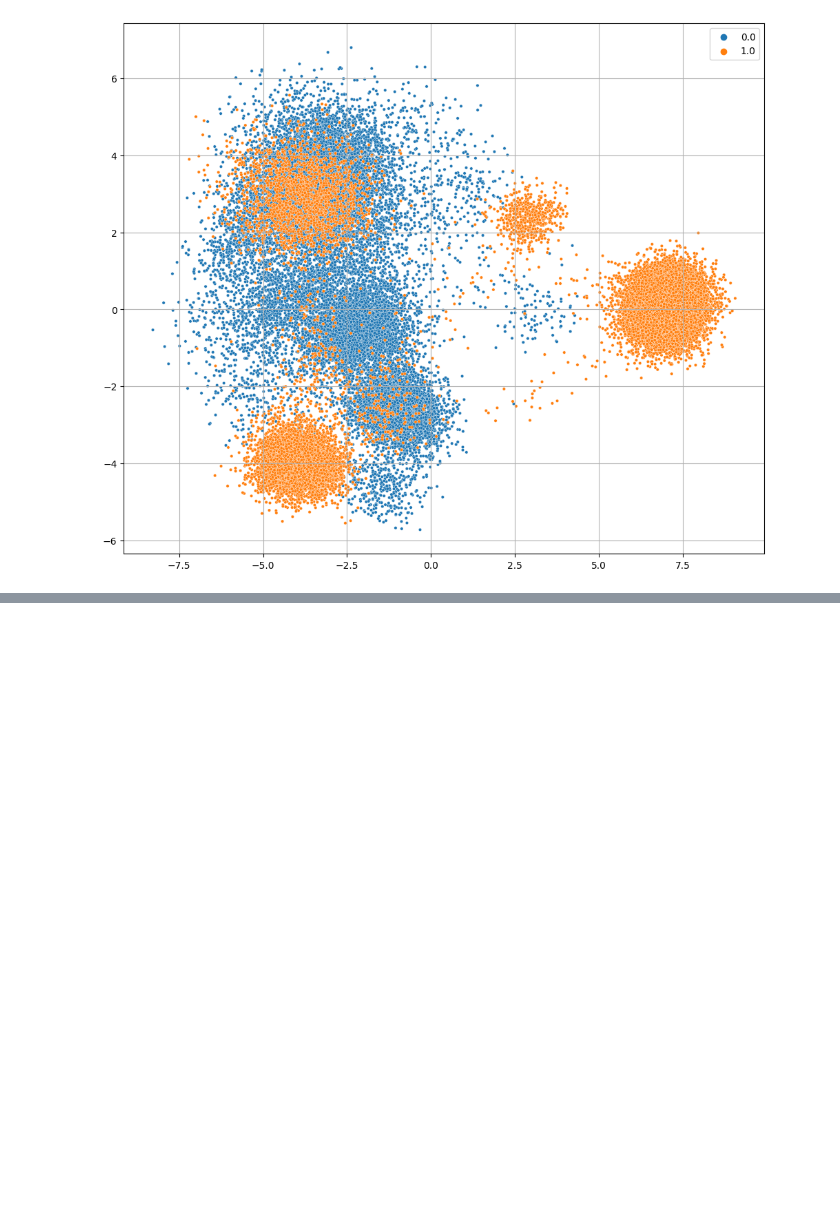
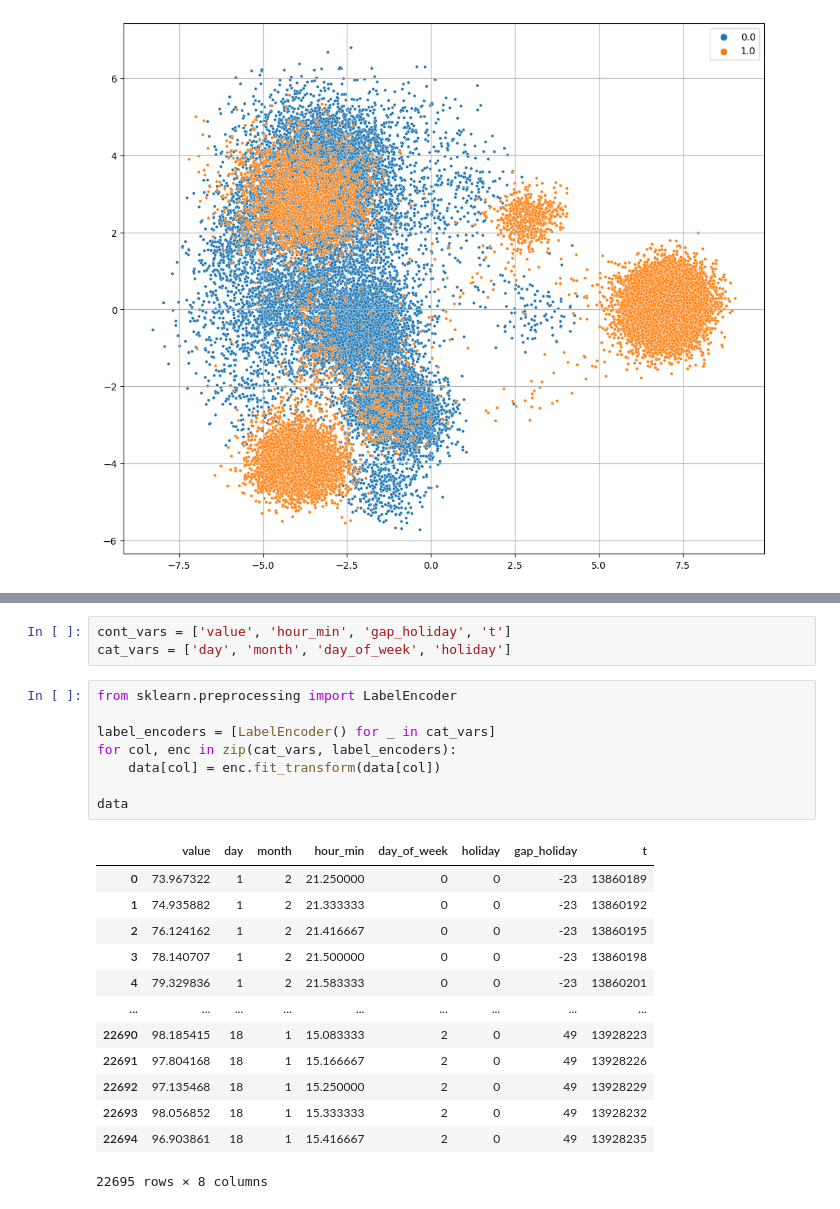
Before and after one commit to anjalianand10/VariationalAutoencodersForAnomalyDetection, a Jupyter notebook: VAE.ipynb, the cells around one changed output, grey strips where cells are left out. Cells and saved outputs as stored; diff of their text form; blank space fills up the shorter version.

```diff
--- a/VAE.ipynb
+++ b/VAE.ipynb
@@ -369,0 +447,25 @@ FileNotFoundError: [Errno 2] No such file or directory: '\\kaggle\\input\\nab\\r
+# %%
+cont_vars = ['value', 'hour_min', 'gap_holiday', 't']
+cat_vars = ['day', 'month', 'day_of_week', 'holiday']
+# %%
+from sklearn.preprocessing import LabelEncoder
+
+label_encoders = [LabelEncoder() for _ in cat_vars]
+for col, enc in zip(cat_vars, label_encoders):
+    data[col] = enc.fit_transform(data[col])
+
+data
+# %% [output]
+|  | value | day | month | hour_min | day_of_week | holiday | gap_holiday | t |
+| 0 | 73.967322 | 1 | 2 | 21.250000 | 0 | 0 | -23 | 13860189 |
+| 1 | 74.935882 | 1 | 2 | 21.333333 | 0 | 0 | -23 | 13860192 |
+| 2 | 76.124162 | 1 | 2 | 21.416667 | 0 | 0 | -23 | 13860195 |
+| 3 | 78.140707 | 1 | 2 | 21.500000 | 0 | 0 | -23 | 13860198 |
+| 4 | 79.329836 | 1 | 2 | 21.583333 | 0 | 0 | -23 | 13860201 |
+| ... | ... | ... | ... | ... | ... | ... | ... | ... |
+| 22690 | 98.185415 | 18 | 1 | 15.083333 | 2 | 0 | 49 | 13928223 |
+| 22691 | 97.804168 | 18 | 1 | 15.166667 | 2 | 0 | 49 | 13928226 |
+| 22692 | 97.135468 | 18 | 1 | 15.250000 | 2 | 0 | 49 | 13928229 |
+| 22693 | 98.056852 | 18 | 1 | 15.333333 | 2 | 0 | 49 | 13928232 |
+| 22694 | 96.903861 | 18 | 1 | 15.416667 | 2 | 0 | 49 | 13928235 |
+22695 rows × 8 columns
```
Also changed, not shown: parts of 21 cells of this notebook, 2 other files.
